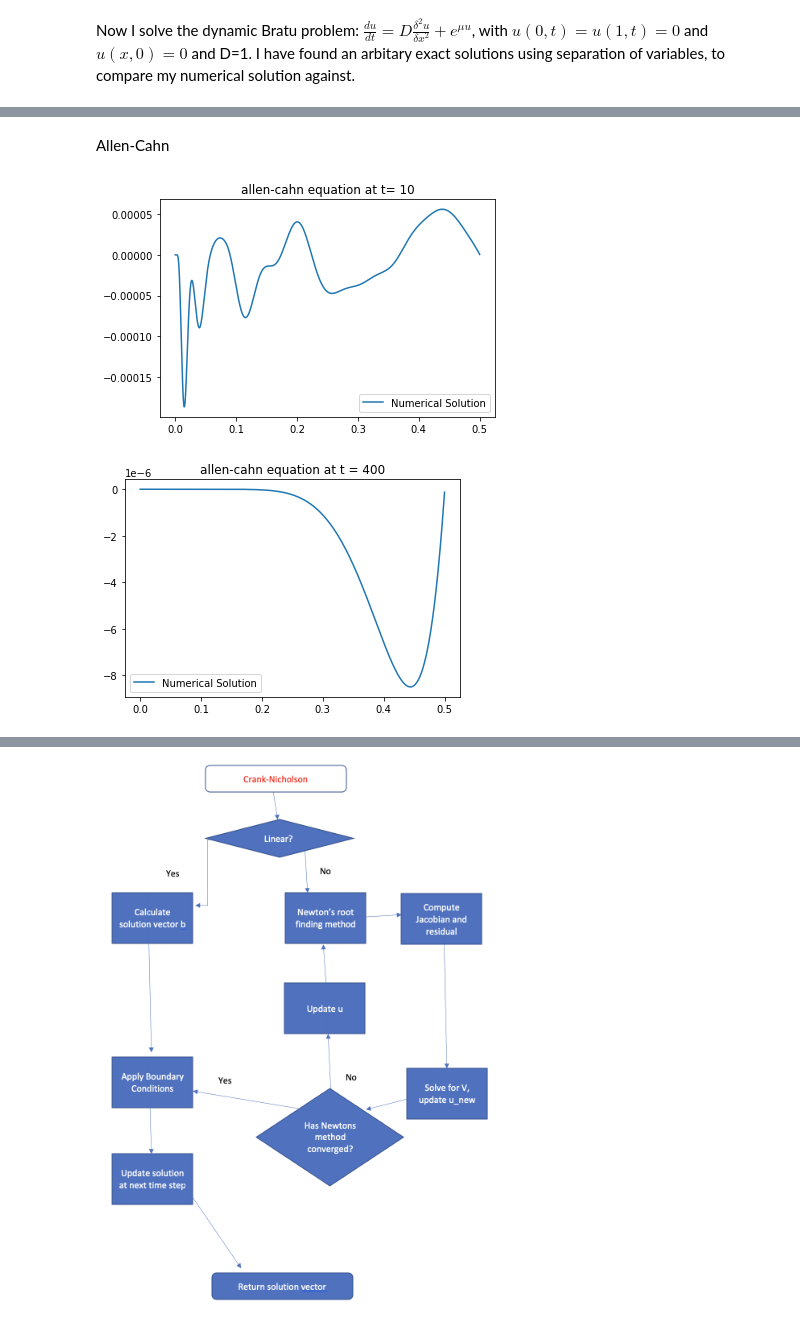
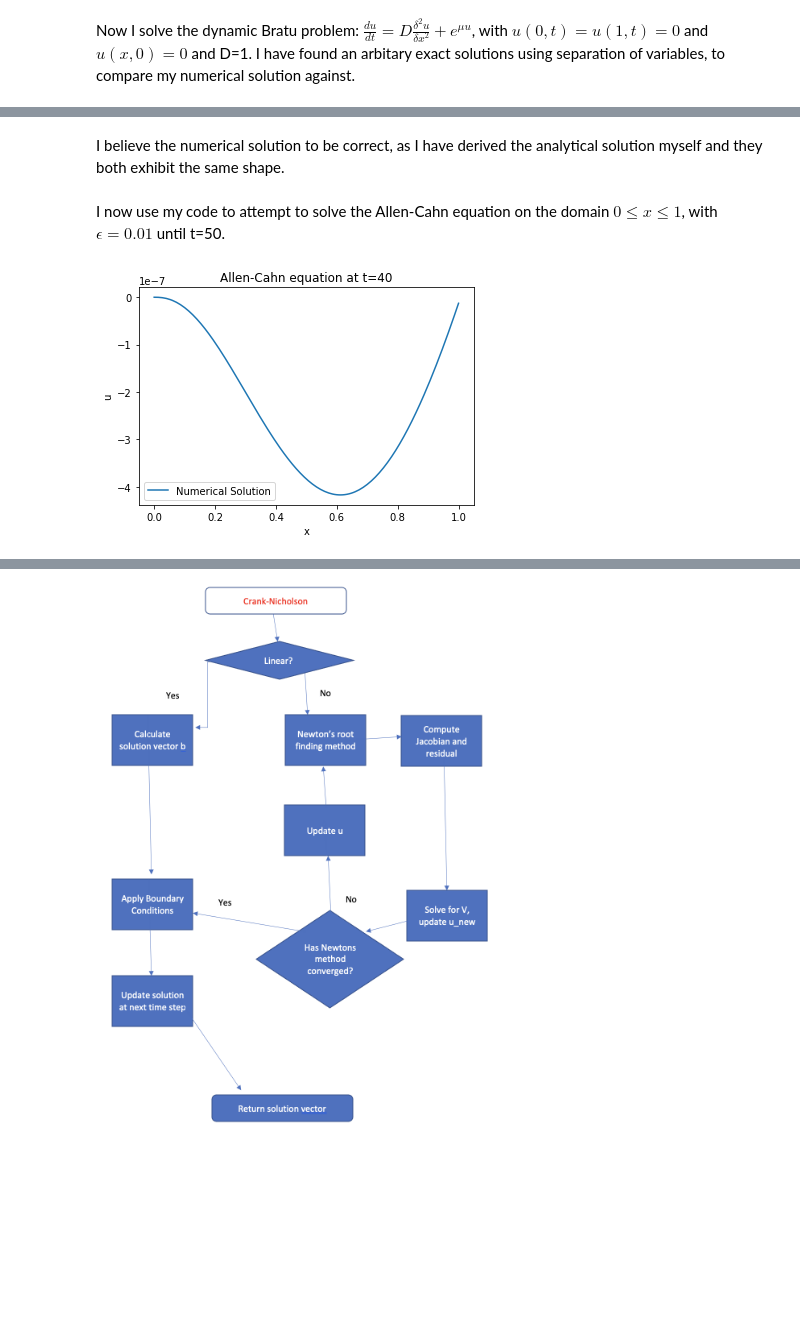
Before and after one commit to joesouber/EMAT30008, a Jupyter notebook: report.ipynb, the cells around one changed output, grey strips where cells are left out. Cells and saved outputs as stored; diff of their text form; code cells hidden in the pictures; blank space fills up the shorter version.

```diff
--- a/report.ipynb
+++ b/report.ipynb
@@ -508,54 +463,39 @@ plot_bratu(0.3,u,t,L,mx,bratu_exact)
+# %% [markdown]
+I believe the numerical solution to be correct, as I have derived the analytical solution myself and they both exhibit the same shape.
 # %% [markdown]
-Allen-Cahn
+I now use my code to attempt to solve the Allen-Cahn equation on the domain $0\leq x \leq 1$, with $\epsilon = 0.01$ until t=50.
 # %%
 #Allen-Cahn
 import random
+from plots import plot_allen_cahn
 random.seed(123)
-L = 0.5
-T = 500
-mx = 1500
+
+L = 1
+T = 50
+mx = 150
 mt = 1000
 
 def dirichlet_0(x,t):
     '''
     Function containing the homogeneous boundary conditions.
     '''
     return 0
 
 def Initial_Conds(x, t):
 
     return np.array([random.uniform(-0.001, 0.001)])
 
 
 def nonlinear_source(u, x, t):
 
     y = u - u**3
     return y
 
-u,t = finite_difference(L, T, mx, mt, 'neumann', dirichlet_0, Initial_Conds, discretisation='beuler', source_term = nonlinear_source, D=0.0001, linearity='nonlinear')
-index = [t==400]
-index2 = [t==10]
-    # Select the slice of the solution at t=t_plot
-solution1 = u[:,index[0]]
-solution2 = u[:,index2[0]]
+u,t = finite_difference(L, T, mx, mt, 'neumann', dirichlet_0, Initial_Conds, discretisation='implicit', source_term = nonlinear_source, D=0.0001, linearity='nonlinear')
 
-
-xx = np.linspace(0,L,u.shape[0])
-    # Plot u at t=t_plot
-yy = np.linspace(0,L,u_exact.shape[0])
-
-
-plt.plot(xx, solution2, label='Numerical Solution')
-plt.legend()
-plt.title('allen-cahn equation at t= 10')
-plt.show()
-plt.plot(xx, solution1, label='Numerical Solution')
-plt.legend()
-plt.title('allen-cahn equation at t = 400')
-plt.show()
+plot_allen_cahn(u,t,40)
 # %% [output]
-[figure, old version]
+[figure, new version]
-[figure, removed]
 # %% [markdown]
 # Key Design Decisions:
 
```
Also changed, not shown: parts of 20 cells of this notebook.
